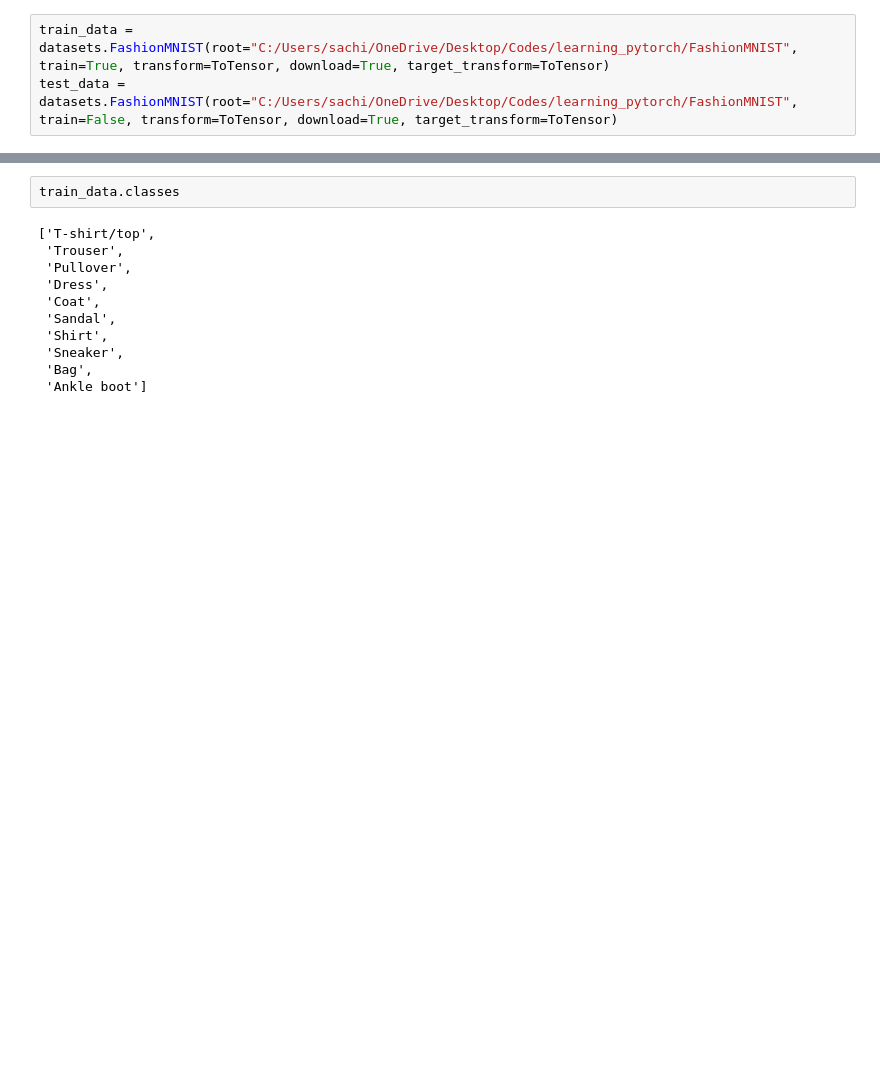
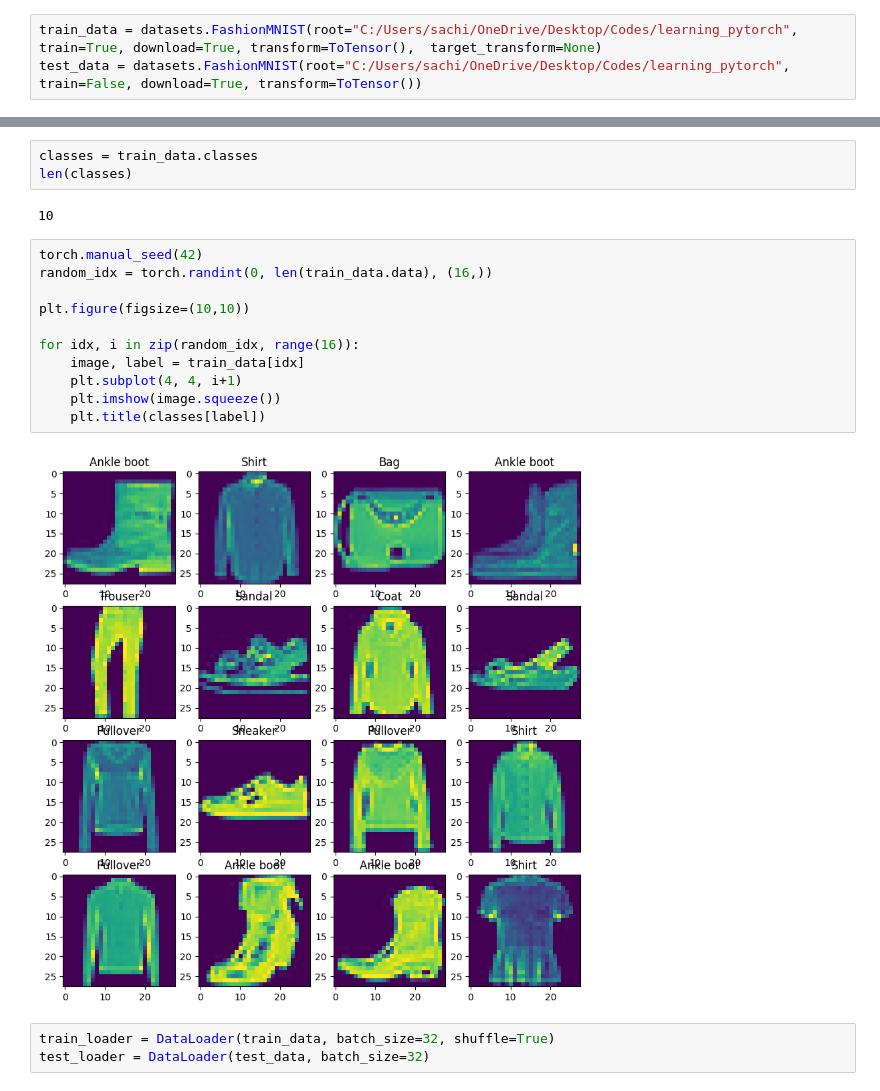
Before and after one commit to sachin27b/Learning_pytorch, a Jupyter notebook: 4.ipynb, the cells around one changed output, grey strips where cells are left out. Cells and saved outputs as stored; diff of their text form; blank space fills up the shorter version.

Commit message:
fashionMNIST FCNN

```diff
--- a/4.ipynb
+++ b/4.ipynb
@@ -9,3 +17,3 @@ import matplotlib.pyplot as plt
 # %%
-train_data = datasets.FashionMNIST(root="C:/Users/sachi/OneDrive/Desktop/Codes/learning_pytorch/FashionMNIST", train=True, transform=ToTensor, download=True, target_transform=ToTensor)
-test_data = datasets.FashionMNIST(root="C:/Users/sachi/OneDrive/Desktop/Codes/learning_pytorch/FashionMNIST", train=False, transform=ToTensor, download=True, target_transform=ToTensor)
+train_data = datasets.FashionMNIST(root="C:/Users/sachi/OneDrive/Desktop/Codes/learning_pytorch", train=True, download=True, transform=ToTensor(),  target_transform=None)
+test_data = datasets.FashionMNIST(root="C:/Users/sachi/OneDrive/Desktop/Codes/learning_pytorch", train=False, download=True, transform=ToTensor())
@@ -28,13 +20,21 @@ Extracting C:/Users/sachi/OneDrive/Desktop/Codes/learning_pytorch/FashionMNIST\F
-# %%
-train_data.classes
-# %% [output]
-['T-shirt/top',
- 'Trouser',
- 'Pullover',
- 'Dress',
- 'Coat',
- 'Sandal',
- 'Shirt',
- 'Sneaker',
- 'Bag',
- 'Ankle boot']
+# %%
+classes = train_data.classes
+len(classes)
+# %% [output]
+10
+# %%
+torch.manual_seed(42)
+random_idx = torch.randint(0, len(train_data.data), (16,))
+
+plt.figure(figsize=(10,10))
+
+for idx, i in zip(random_idx, range(16)):
+    image, label = train_data[idx]
+    plt.subplot(4, 4, i+1)
+    plt.imshow(image.squeeze())
+    plt.title(classes[label])
+# %% [output]
+[figure, added]
+# %%
+train_loader = DataLoader(train_data, batch_size=32, shuffle=True)
+test_loader = DataLoader(test_data, batch_size=32)
```
Also changed, not shown: parts of 6 cells of this notebook.
